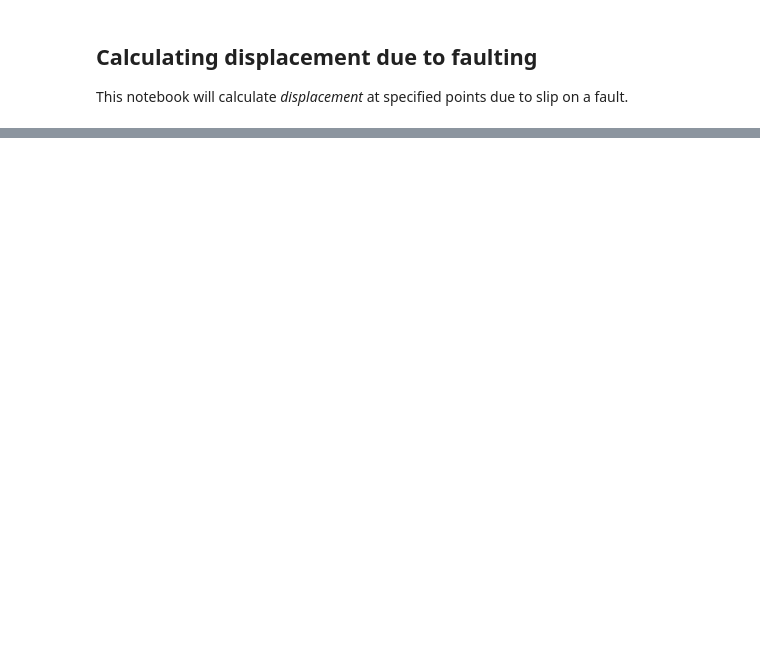
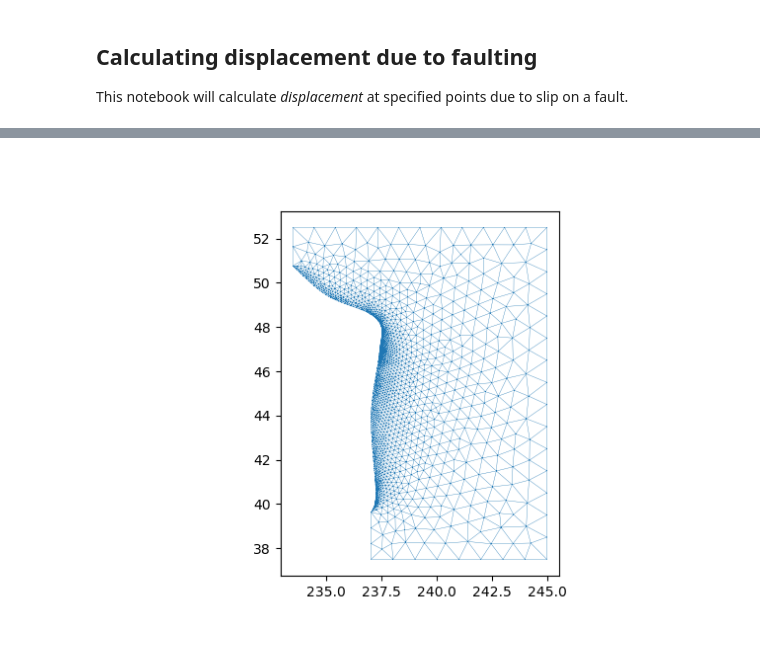
Before and after one commit to jploveless/fault_displacement, a Jupyter notebook: fault_displacement.ipynb, the cells around one changed output, grey strips where cells are left out. Cells and saved outputs as stored; diff of their text form; code cells hidden in the pictures; blank space fills up the shorter version.

```diff
--- a/fault_displacement.ipynb
+++ b/fault_displacement.ipynb
@@ -247,3 +247,51 @@ ax[1].set(xlim=(xmin, xmax), ylim=(ymin, ymax), aspect='equal')
 ax[1].yaxis.tick_right()
 ax[1].title.set_text("Grid displacement")
 plt.show()
+# %%
+# Making a horizontal mesh
+
+if gmsh.isInitialized() == 0:
+        gmsh.initialize()
+gmsh.option.setNumber("General.Verbosity", 0)
+gmsh.clear()
+
+# Get bottom of subduction mesh
+base_mesh = mesh["points"][np.where(mesh["points"][:, 2]==-50)[0], :]
+ind = np.argsort(base_mesh[:, 1])
+base_mesh = base_mesh[ind[::-1], :]
+# Other perimeter control points
+perim_points = np.array([[base_mesh[-1, 0], 37.5, -50], [245, 37.5, -50], [245, 52.5, -50], [base_mesh[0, 0], 52.5, -50]])
+
+source_el_size = 1
+# Define points
+for i in range(len(base_mesh)):
+    gmsh.model.geo.addPoint(base_mesh[i, 0], base_mesh[i, 1], base_mesh[i, 2], source_el_size, i)
+for j in range(len(perim_points)):
+    gmsh.model.geo.addPoint(perim_points[j, 0], perim_points[j, 1], perim_points[j, 2], source_el_size, i+j+1)
+# Define lines
+for k in range(i+j+1):
+    gmsh.model.geo.addLine(k, k+1, k)
+gmsh.model.geo.addLine(k+1, 0, k+1)
+# Define curve loop
+gmsh.model.geo.addCurveLoop(list(range(0, k+2)), 1)
+# Surface
+gmsh.model.geo.addPlaneSurface([1], 1)
+gmsh.model.geo.synchronize()
+gmsh.write("horiz.geo_unrolled")
+# Generate and write. Writing a file allows use of meshio, consistent with celeri codes
+gmsh.model.mesh.generate(2)
+gmsh.write("horiz.msh")
+gmsh.finalize()
+
+# Read and parse mesh
+horiz = dict()
+horizobj = meshio.read("horiz.msh")
+horiz["points"] = horizobj.points
+horiz["verts"] = meshio.CellBlock("triangle", horizobj.get_cells_type("triangle")).data
+fig, ax = plt.subplots()
+# Draw the fault
+ax.triplot(horiz["points"][:, 0], horiz["points"][:, 1], horiz["verts"], linewidth=0.25)
+ax.set_aspect("equal")
+plt.show()
+# %% [output]
+[figure, added]
```
Also changed, not shown: parts of 3 cells of this notebook, 4 other files.
